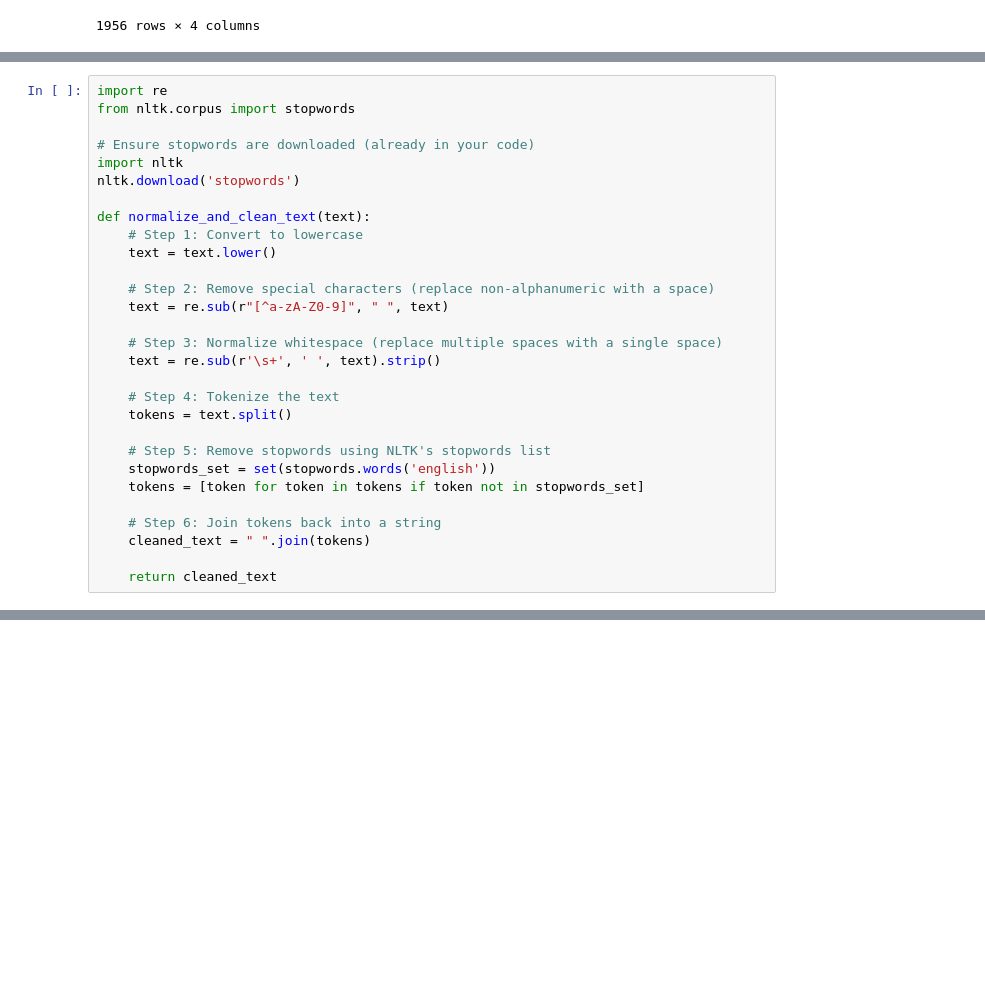
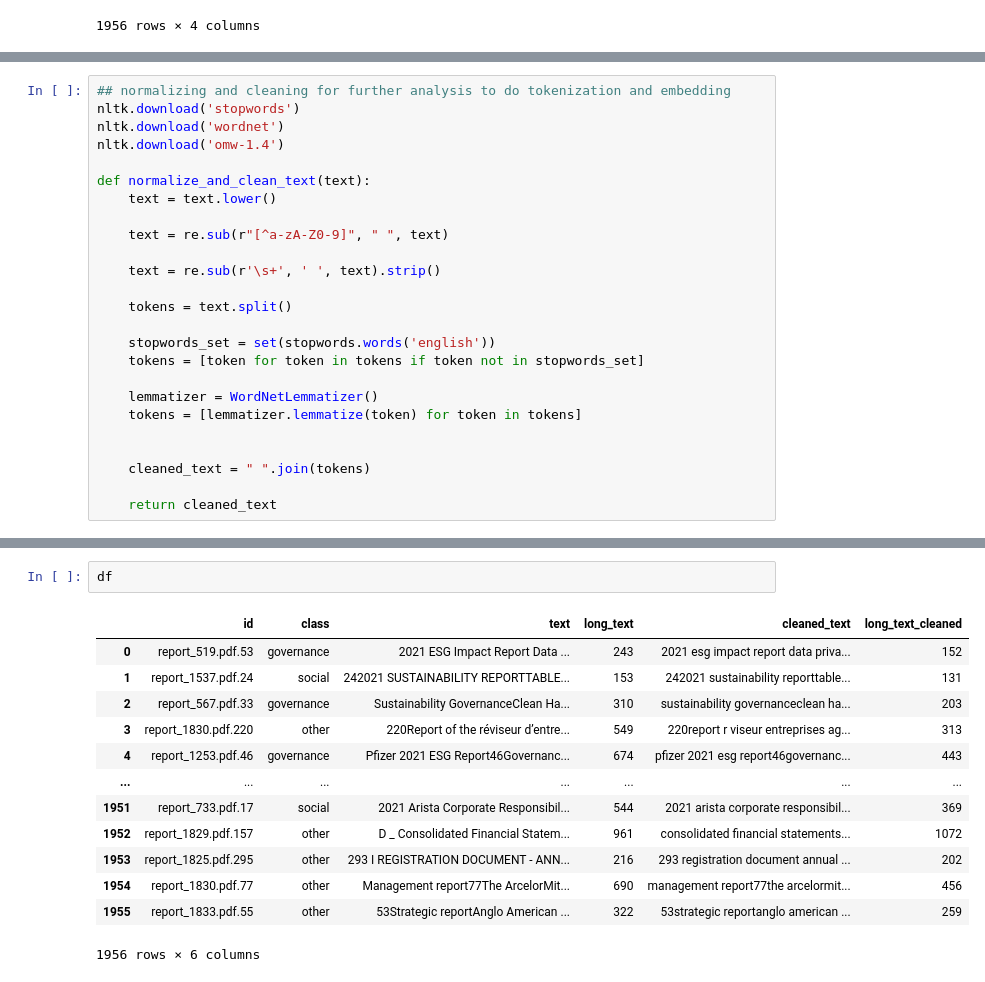
Before and after one commit to PSha98/ESG_document_classifier, a Jupyter notebook: ESG_Classifier.ipynb, the cells around one changed output, grey strips where cells are left out. Saved outputs shown, nothing was run; the diff lists cells and outputs as text; blank space fills up the shorter version.

```diff
--- a/ESG_Classifier.ipynb
+++ b/ESG_Classifier.ipynb
@@ -137,29 +146,25 @@ Running for training the classification model
 # %%
-import re
-from nltk.corpus import stopwords
-
-# Ensure stopwords are downloaded (already in your code)
-import nltk
+## normalizing and cleaning for further analysis to do tokenization and embedding
 nltk.download('stopwords')
+nltk.download('wordnet')
+nltk.download('omw-1.4')
 
 def normalize_and_clean_text(text):
-    # Step 1: Convert to lowercase
     text = text.lower()
 
-    # Step 2: Remove special characters (replace non-alphanumeric with a space)
     text = re.sub(r"[^a-zA-Z0-9]", " ", text)
 
-    # Step 3: Normalize whitespace (replace multiple spaces with a single space)
     text = re.sub(r'\s+', ' ', text).strip()
 
-    # Step 4: Tokenize the text
     tokens = text.split()
 
-    # Step 5: Remove stopwords using NLTK's stopwords list
     stopwords_set = set(stopwords.words('english'))
     tokens = [token for token in tokens if token not in stopwords_set]
 
-    # Step 6: Join tokens back into a string
+    lemmatizer = WordNetLemmatizer()
+    tokens = [lemmatizer.lemmatize(token) for token in tokens]
+
+
     cleaned_text = " ".join(tokens)
 
     return cleaned_text
@@ -464,0 +192,16 @@ print(df_extracted.head())
+# %%
+df
+# %% [output]
+|  | id | class | text | long_text | cleaned_text | long_text_cleaned |
+| 0 | report_519.pdf.53 | governance | 2021 ESG Impact Report Data ... | 243 | 2021 esg impact report data priva... | 152 |
+| 1 | report_1537.pdf.24 | social | 242021 SUSTAINABILITY REPORTTABLE... | 153 | 242021 sustainability reporttable... | 131 |
+| 2 | report_567.pdf.33 | governance | Sustainability GovernanceClean Ha... | 310 | sustainability governanceclean ha... | 203 |
+| 3 | report_1830.pdf.220 | other | 220Report of the réviseur d’entre... | 549 | 220report r viseur entreprises ag... | 313 |
+| 4 | report_1253.pdf.46 | governance | Pfizer 2021 ESG Report46Governanc... | 674 | pfizer 2021 esg report46governanc... | 443 |
+| ... | ... | ... | ... | ... | ... | ... |
+| 1951 | report_733.pdf.17 | social | 2021 Arista Corporate Responsibil... | 544 | 2021 arista corporate responsibil... | 369 |
+| 1952 | report_1829.pdf.157 | other | D _ Consolidated Financial Statem... | 961 | consolidated financial statements... | 1072 |
+| 1953 | report_1825.pdf.295 | other | 293 I REGISTRATION DOCUMENT - ANN... | 216 | 293 registration document annual ... | 202 |
+| 1954 | report_1830.pdf.77 | other | Management report77The ArcelorMit... | 690 | management report77the arcelormit... | 456 |
+| 1955 | report_1833.pdf.55 | other | 53Strategic reportAnglo American ... | 322 | 53strategic reportanglo american ... | 259 |
+1956 rows × 6 columns
```
Also changed, not shown: parts of 17 cells of this notebook.
